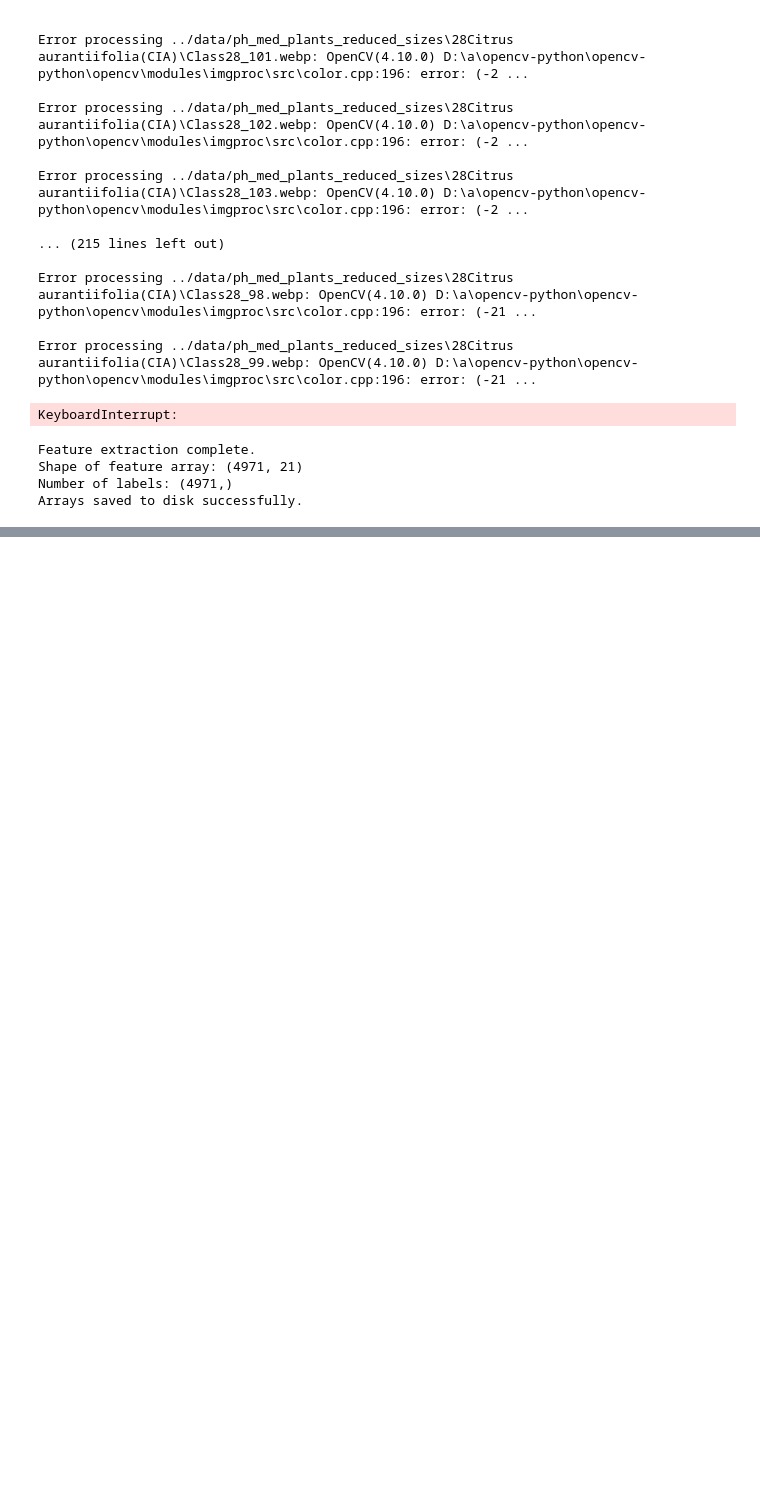
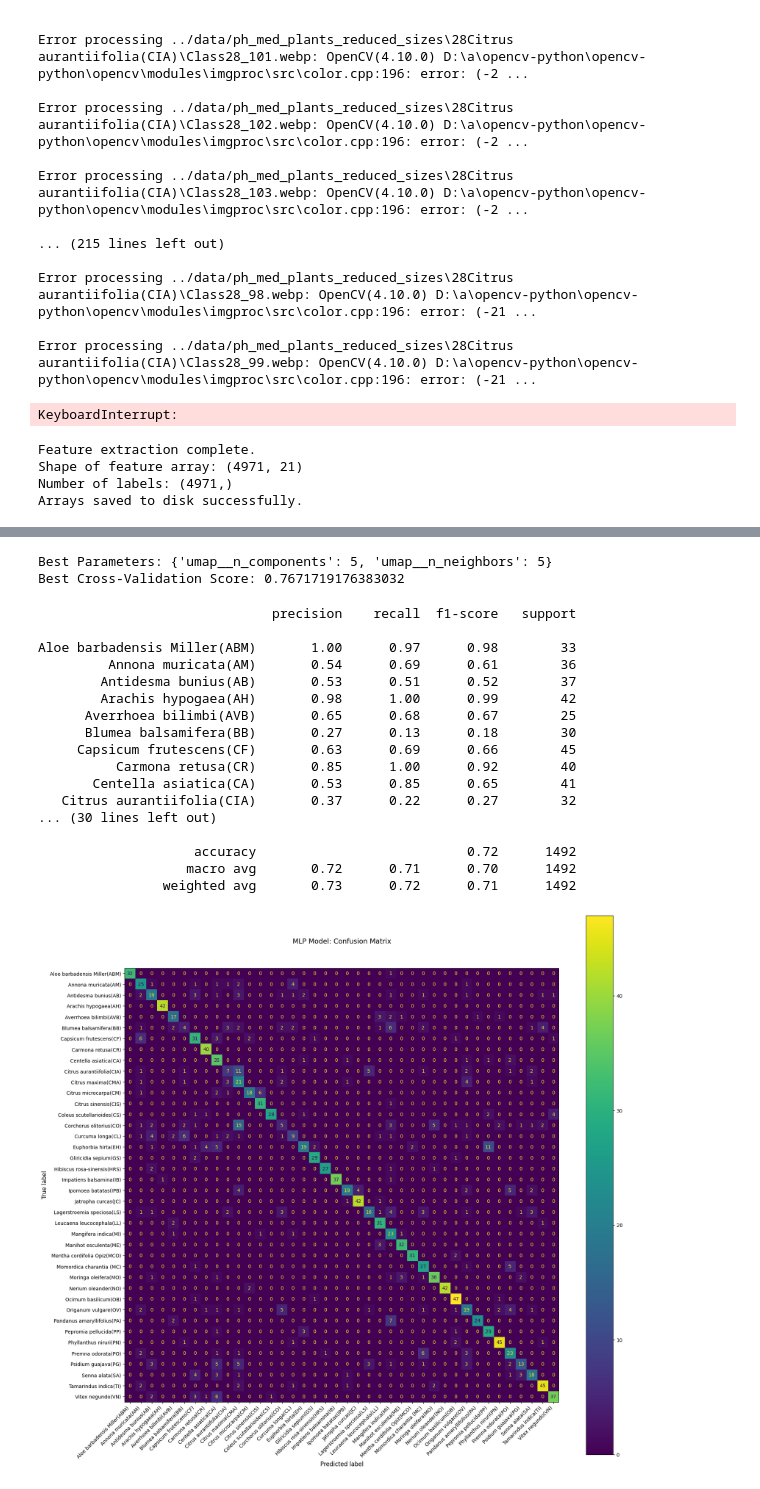
Before and after one commit to mkmksto/ai221_final_project, a Jupyter notebook: notebooks/cantor_test_1.ipynb, the cells around one changed output, grey strips where cells are left out. Drawn from its saved outputs; the diff is of its cells as text; code cells hidden in the pictures; blank space fills up the shorter version.

```diff
--- a/notebooks/cantor_test_1.ipynb
+++ b/notebooks/cantor_test_1.ipynb
@@ -738,0 +772,71 @@ NameError: name 'features_array_morphological' is not defined
+# %%
+import umap
+from sklearn.model_selection import GridSearchCV, cross_val_score
+from sklearn.pipeline import Pipeline
+from sklearn.neighbors import KNeighborsClassifier
+from sklearn.model_selection import train_test_split
+
+# Create a pipeline with UMAP followed by a classifier
+pipeline = Pipeline([
+    ('umap', umap.UMAP()),
+    ('classifier', KNeighborsClassifier())
+])
+
+# Define the parameter grid
+param_grid = {
+    'umap__n_neighbors': [5, 10, 15, 30, 50, 75, 100],
+    'umap__n_components': [5, 10, 15, 20]
+}
+
+X_train, X_test, y_train, y_test = train_test_split(x_scaled, y, test_size=0.3, random_state=42)
+
+# Use GridSearchCV for an exhaustive search
+grid_search = GridSearchCV(pipeline, param_grid, cv=5, scoring='accuracy')
+grid_search.fit(X_train, y_train)
+
+# Print the best parameters
+print("Best Parameters:", grid_search.best_params_)
+print("Best Cross-Validation Score:", grid_search.best_score_)
+# %% [output]
+Best Parameters: {'umap__n_components': 5, 'umap__n_neighbors': 5}
+Best Cross-Validation Score: 0.7671719176383032
+# %%
+from sklearn.neural_network import MLPClassifier
+
+X_train, X_test, y_train, y_test = feature_reduction(x_scaled, labels_array_morphological, method='umap', n_components=5, n_neighbors=10)
+
+# Create the MLP model with the best parameters
+mlp_best = MLPClassifier(
+    activation='logistic',
+    alpha=0.0032658125684295256,
+    hidden_layer_sizes=[128, 64],
+    solver='adam',
+    max_iter=5000  # Ensure it runs long enough to converge
+)
+
+# Fit the model to the training data
+mlp_best.fit(X_train, y_train)
+
+# Predict on the test data
+y_pred = mlp_best.predict(X_test)
+
+create_classification_report(y_test, y_pred, target_names_morphological, "MLP Model")
+# %% [output]
+                              precision    recall  f1-score   support
+
+Aloe barbadensis Miller(ABM)       1.00      0.97      0.98        33
+         Annona muricata(AM)       0.54      0.69      0.61        36
+        Antidesma bunius(AB)       0.53      0.51      0.52        37
+        Arachis hypogaea(AH)       0.98      1.00      0.99        42
+      Averrhoea bilimbi(AVB)       0.65      0.68      0.67        25
+      Blumea balsamifera(BB)       0.27      0.13      0.18        30
+     Capsicum frutescens(CF)       0.63      0.69      0.66        45
+          Carmona retusa(CR)       0.85      1.00      0.92        40
+       Centella asiatica(CA)       0.53      0.85      0.65        41
+   Citrus aurantiifolia(CIA)       0.37      0.22      0.27        32
+... (30 lines left out)
+
+                    accuracy                           0.72      1492
+                   macro avg       0.72      0.71      0.70      1492
+                weighted avg       0.73      0.72      0.71      1492
+[figure, added]
```
Also changed, not shown: parts of 5 cells of this notebook, 1 other file.
